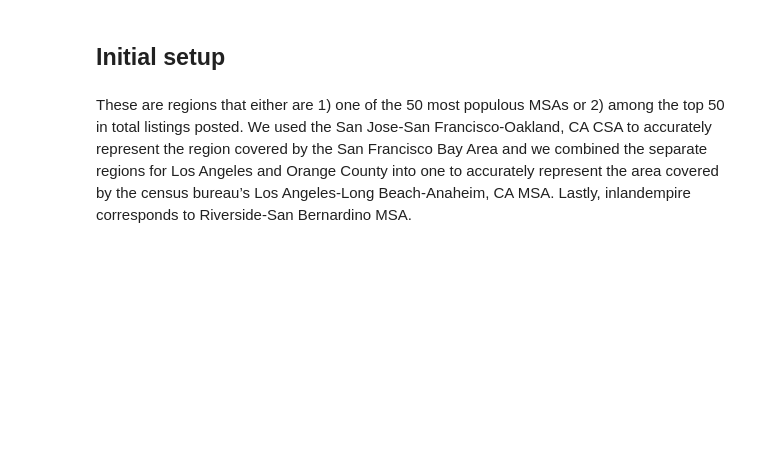
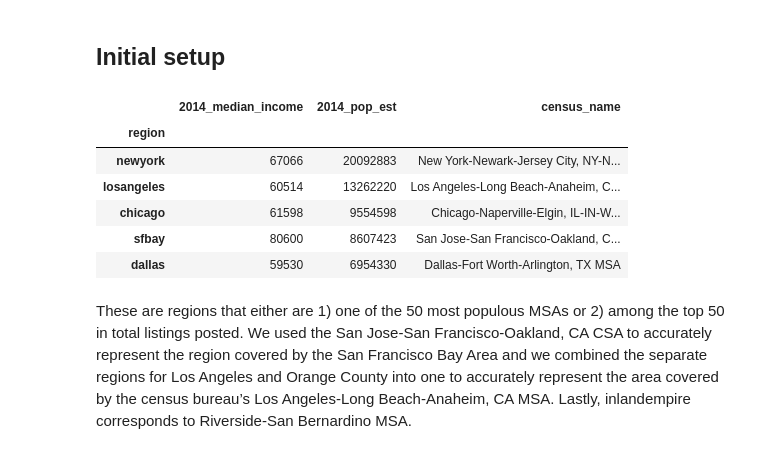
Before and after one commit to ual/rental-listings, a Jupyter notebook: listings-analyzer.ipynb, the cells around one changed output. Drawn from its saved outputs; the diff is of its cells as text; code cells hidden in the pictures; blank space fills up the shorter version.

```diff
--- a/listings-analyzer.ipynb
+++ b/listings-analyzer.ipynb
@@ -34,12 +34,20 @@ def save_fig(fig, title, tight=True):
         fig.savefig(save_folder + title, dpi=dpi)
 # %%
 # load the 2014 census data set of MSAs
-census = pd.read_csv('processed-data/census_pop_income.csv')
+census = pd.read_csv('data/census_pop_income.csv', encoding='ISO-8859-1')
 census['2014_median_income'] = census['2014_median_income'].str.replace(',','').astype(int)
 census['2014_pop_est'] = census['2014_pop_est'].str.replace(',','').astype(int)
 census = census.drop(labels='notes', axis=1, inplace=False)
 census = census.set_index('region')
 census.head()
+# %% [output]
+|  | 2014_median_income | 2014_pop_est | census_name |
+| region |  |  |  |
+| newyork | 67066 | 20092883 | New York-Newark-Jersey City, NY-N... |
+| losangeles | 60514 | 13262220 | Los Angeles-Long Beach-Anaheim, C... |
+| chicago | 61598 | 9554598 | Chicago-Naperville-Elgin, IL-IN-W... |
+| sfbay | 80600 | 8607423 | San Jose-San Francisco-Oakland, C... |
+| dallas | 59530 | 6954330 | Dallas-Fort Worth-Arlington, TX MSA |
 # %% [markdown]
 These are regions that either are 1) one of the 50 most populous MSAs or 2) among the top 50 in total listings posted. We used the San Jose-San Francisco-Oakland, CA CSA to accurately represent the region covered by the San Francisco Bay Area and we combined the separate regions for Los Angeles and Orange County into one to accurately represent the area covered by the census bureau’s Los Angeles-Long Beach-Anaheim, CA MSA. Lastly, inlandempire corresponds to Riverside-San Bernardino MSA.
 # %%
```
Also changed, not shown: parts of 70 cells of this notebook.
